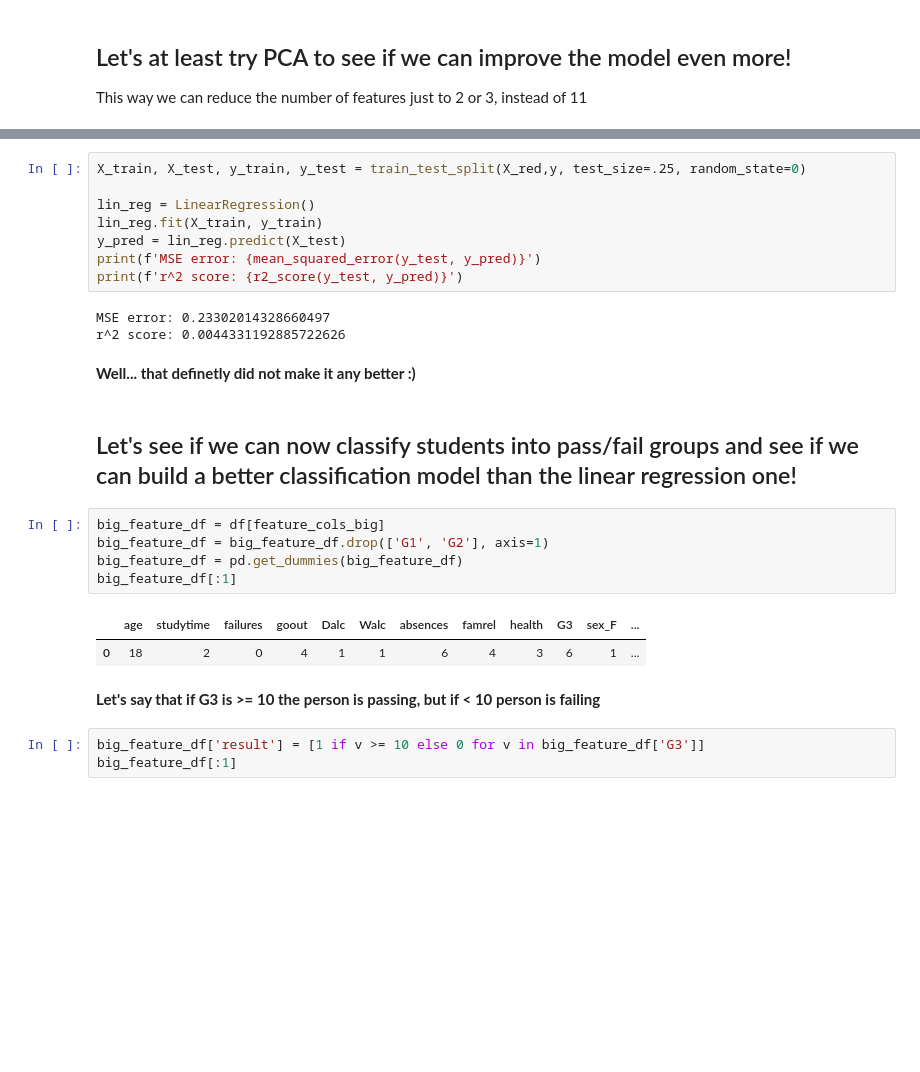
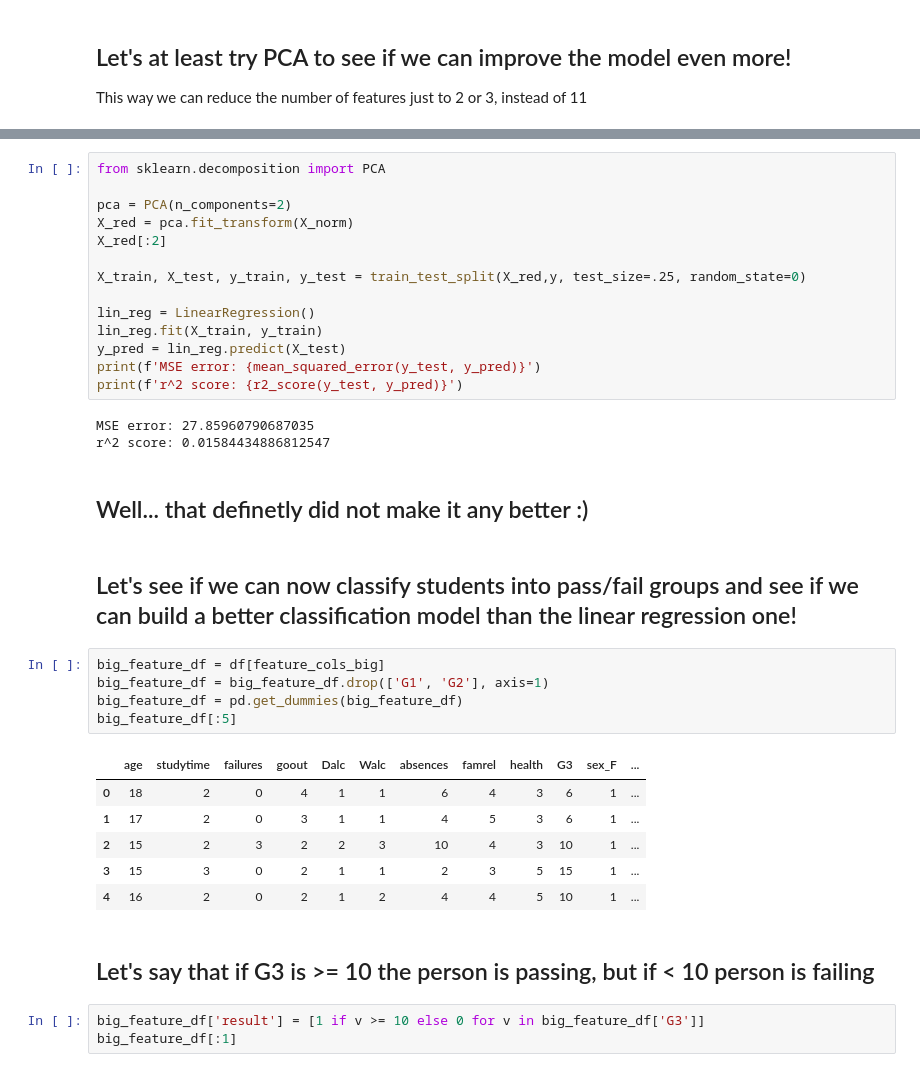
Before and after one commit to APNovichkov/python-ml, a Jupyter notebook: final-project/final-project.ipynb, the cells around one changed output, grey strips where cells are left out. Drawn from its saved outputs; the diff is of its cells as text; blank space fills up the shorter version.

```diff
--- a/final-project/final-project.ipynb
+++ b/final-project/final-project.ipynb
@@ -206,4 +242,10 @@ alt.Chart(pca_df).mark_circle(size=60).encode(
 # %%
+from sklearn.decomposition import PCA
+
+pca = PCA(n_components=2)
+X_red = pca.fit_transform(X_norm)
+X_red[:2]
+
 X_train, X_test, y_train, y_test = train_test_split(X_red,y, test_size=.25, random_state=0)
 
 lin_reg = LinearRegression()
@@ -212,22 +254,26 @@ y_pred = lin_reg.predict(X_test)
 print(f'MSE error: {mean_squared_error(y_test, y_pred)}')
 print(f'r^2 score: {r2_score(y_test, y_pred)}')
 # %% [output]
-MSE error: 0.23302014328660497
-r^2 score: 0.0044331192885722626
+MSE error: 27.85960790687035
+r^2 score: 0.01584434886812547
 # %% [markdown]
-**Well... that definetly did not make it any better :)**
+## Well... that definetly did not make it any better :)
 # %% [markdown]
 ## Let's see if we can now classify students into pass/fail groups and see if we can build a better classification model than the linear regression one!
 # %%
 big_feature_df = df[feature_cols_big]
 big_feature_df = big_feature_df.drop(['G1', 'G2'], axis=1)
 big_feature_df = pd.get_dummies(big_feature_df)
-big_feature_df[:1]
+big_feature_df[:5]
 # %% [output]
 |  | age | studytime | failures | goout | Dalc | Walc | absences | famrel | health | G3 | sex_F | ... |
 | 0 | 18 | 2 | 0 | 4 | 1 | 1 | 6 | 4 | 3 | 6 | 1 | ... |
+| 1 | 17 | 2 | 0 | 3 | 1 | 1 | 4 | 5 | 3 | 6 | 1 | ... |
+| 2 | 15 | 2 | 3 | 2 | 2 | 3 | 10 | 4 | 3 | 10 | 1 | ... |
+| 3 | 15 | 3 | 0 | 2 | 1 | 1 | 2 | 3 | 5 | 15 | 1 | ... |
+| 4 | 16 | 2 | 0 | 2 | 1 | 2 | 4 | 4 | 5 | 10 | 1 | ... |
 # %% [markdown]
-**Let's say that if G3 is >= 10 the person is passing, but if < 10 person is failing**
+## Let's say that if G3 is >= 10 the person is passing, but if < 10 person is failing
 # %%
 big_feature_df['result'] = [1 if v >= 10 else 0 for v in big_feature_df['G3']]
 big_feature_df[:1]
```
Also changed, not shown: parts of 45 cells of this notebook.
